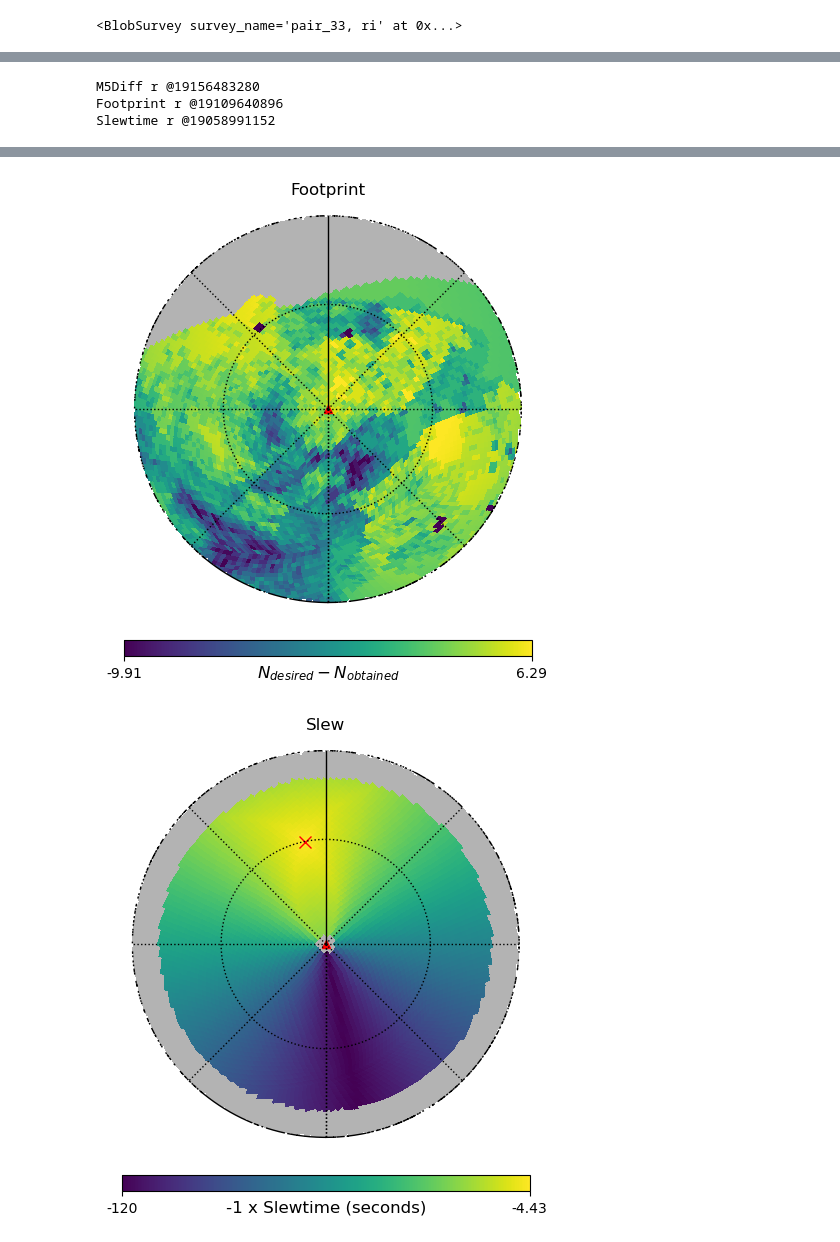
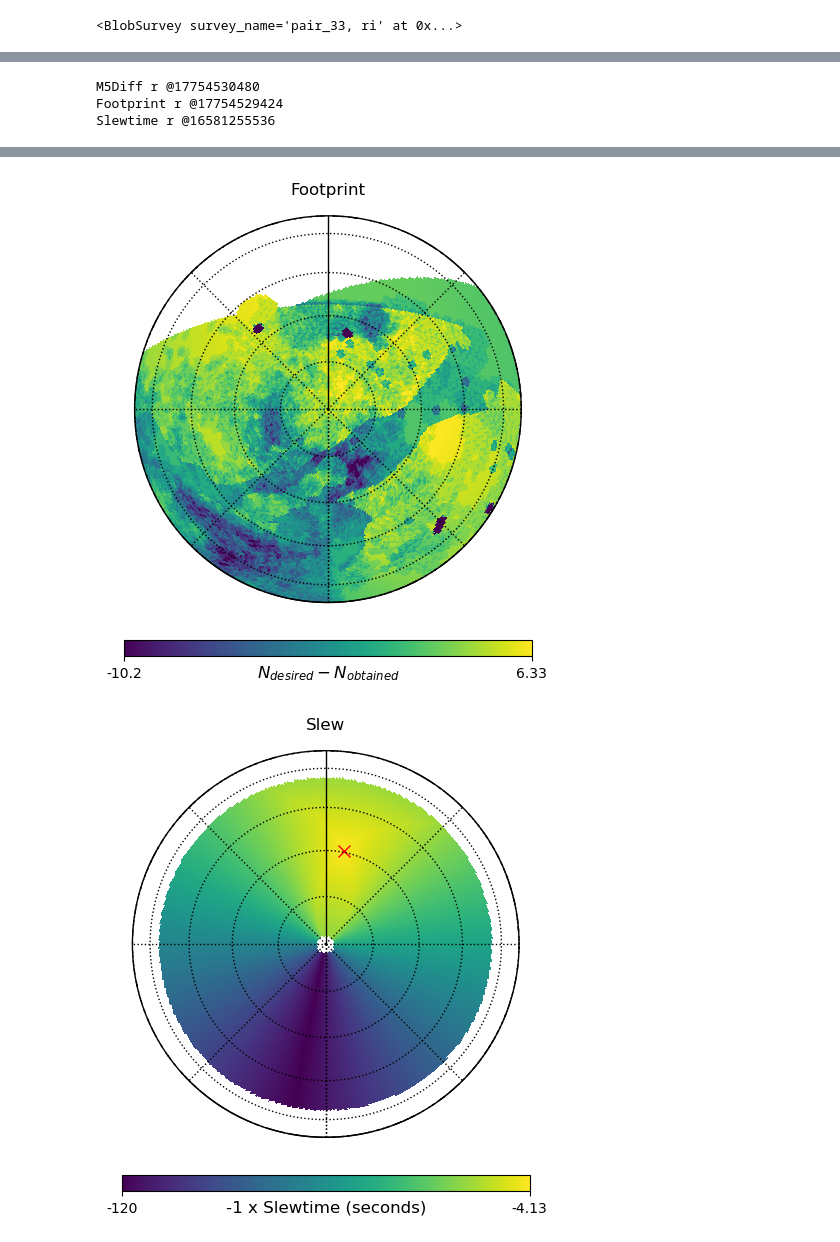
Before and after one commit to lsst-sims/smtn-020, a Jupyter notebook: notebooks/azeq_scheduler_example.ipynb, the cells around one changed output, grey strips where cells are left out. Cells and saved outputs as stored; diff of their text form; code cells hidden in the pictures.

```diff
--- a/notebooks/azeq_scheduler_example.ipynb
+++ b/notebooks/azeq_scheduler_example.ipynb
@@ -848,13 +875,21 @@ mzmap = healpix_radec_to_altaz(vals + horizon)
 alpha = healpix_radec_to_altaz(alpha)
 
 hp.azeqview(mzmap, rot=rot, cmap='viridis', title="M5 Difference", cbar=True, badcolor='none',
-           unit=r"$m_5 - m_5^{best}$ (mags)", half_sky=True, reso=13, lamb=True, flip="geo", alpha=alpha)
-hp.projplot(0, 90, '^', markersize=6, color='red', lonlat=True)
+           unit=r"$m_5 - m_5^{best}$ (mags)", half_sky=True, lamb=True, flip="geo",
+            reso=13/2, xsize=800*2, ysize=800*2)
+#hp.projplot(0, 90, '^', markersize=6, color='red', lonlat=True)
 hp.projtext(lmst-95, rn_dayobs.rubin_observer().latitude.deg - 10, "Altitude\n Limit", fontsize='large', lonlat=True)
 #hp.projtext(lmst-120, rn_dayobs.rubin_observer().latitude.deg - 4, "Below\n Horizon", fontsize='large', lonlat=True)
 #hp.projtext(lmst+160, rn_dayobs.rubin_observer().latitude.deg - 4, "Below\n Horizon", fontsize='large', lonlat=True)
-hp.graticule(dpar=45)
-plt.savefig("m5diff.pdf")
+hp.graticule(dpar=20, dmer=45)
+
+# Add a circle patch
+ax = plt.gca()
+circle = Circle((0.5, 0.5), radius=0.468, transform=ax.transAxes,
+                fill=False, edgecolor='black', linewidth=1)
+ax.add_patch(circle)
+
+plt.savefig("m5diff.pdf", bbox_inches="tight")
 
 i = 2
 bf = s.basis_functions[i]
@@ -874,15 +909,21 @@ mzmap = healpix_radec_to_altaz(vals)
 alpha = healpix_radec_to_altaz(alpha)
 
 
-hp.azeqview(mzmap, rot=rot, cmap='viridis', min=np.nanpercentile(vals, 0.5), max=np.nanpercentile(vals, 99.5),
+hp.azeqview(mzmap,  rot=rot, cmap='viridis', min=np.nanpercentile(vals, 0.5), max=np.nanpercentile(vals, 99.5),
             title="Footprint", cbar=True, badcolor='none',
-           unit=r"$N_{desired} - N_{obtained}$", half_sky=True, reso=13, lamb=True, flip="geo", alpha=alpha)
-hp.projplot(0, 90, '^', markersize=6, color='red', lonlat=True)
-#hp.projtext(lmst-85, rn_dayobs.rubin_observer().latitude.deg - 10, "Altitude\n Limit", fontsize='large', lonlat=True)
-#hp.projtext(lmst-120, rn_dayobs.rubin_observer().latitude.deg - 4, "Below\n Horizon", fontsize='large', lonlat=True)
-#hp.projtext(lmst+160, rn_dayobs.rubin_observer().latitude.deg - 4, "Below\n Horizon", fontsize='large', lonlat=True)
-hp.graticule(dpar=45)
-plt.savefig("footprint.pdf")
+           unit=r"$N_{desired} - N_{obtained}$", half_sky=True, lamb=True, flip="geo",
+            reso=13/2, xsize=800*2, ysize=800*2)
+#hp.projplot(0, 90, '^', markersize=6, color='red', lonlat=True)
+
+hp.graticule(dpar=20, dmer=45)
+
+# Add a circle patch
+ax = plt.gca()
+circle = Circle((0.5, 0.5), radius=0.468, transform=ax.transAxes,
+                fill=False, edgecolor='black', linewidth=1)
+ax.add_patch(circle)
+
+plt.savefig("footprint.pdf", bbox_inches="tight")
 
 i = 4
 bf = s.basis_functions[i]
@@ -902,18 +943,21 @@ alpha = healpix_radec_to_altaz(alpha)
 
 
 hp.azeqview(mzmap, rot=rot, cmap='viridis', title="Slew", cbar=True, badcolor='none',
-           unit="-1 x Slewtime (seconds)",  half_sky=True, reso=13, lamb=True, flip="geo", alpha=alpha)
-hp.projplot(0, 90, '^', markersize=6, color='red', lonlat=True)
-#hp.projtext(lmst-85, rn_dayobs.rubin_observer().latitude.deg - 10, "Altitude\n Limit", fontsize='large', lonlat=True)
-#hp.projtext(lmst-120, rn_dayobs.rubin_observer().latitude.deg - 4, "Below\n Horizon", fontsize='large', lonlat=True)
-#hp.projtext(lmst+160, rn_dayobs.rubin_observer().latitude.deg - 4, "Below\n Horizon", fontsize='large', lonlat=True)
-
+           unit="-1 x Slewtime (seconds)",  half_sky=True, lamb=True, flip="geo",
+            reso=13/2, xsize=800*2, ysize=800*2)
+#hp.projplot(0, 90, '^', markersize=6, color='red', lonlat=True)
 
 
 hp.projplot(np.degrees(conditions.tel_az), np.degrees(conditions.tel_alt), 'x', markersize=8, color='red', lonlat=True)
-hp.graticule(dpar=45)
-plt.savefig("slew.pdf")
+hp.graticule(dpar=20, dmer=45)
+
+# Add a circle patch
+ax = plt.gca()
+circle = Circle((0.5, 0.5), radius=0.468, transform=ax.transAxes,
+                fill=False, edgecolor='black', linewidth=1)
+ax.add_patch(circle)
+plt.savefig("slew.pdf", bbox_inches="tight")
 # %% [output]
-M5Diff r @19156483280
-Footprint r @19109640896
-Slewtime r @19058991152
+M5Diff r @17754530480
+Footprint r @17754529424
+Slewtime r @16581255536
@@ -921,5 +965,5 @@ Slewtime r @19058991152
-[figure, old version]
+[figure, new version]
-[figure, old version]
+[figure, new version]
 # %%
 # Make a combo plot
 s = copy.deepcopy(sched.survey_lists[5][3])
```
Also changed, not shown: parts of 16 cells of this notebook, 7 other files.
